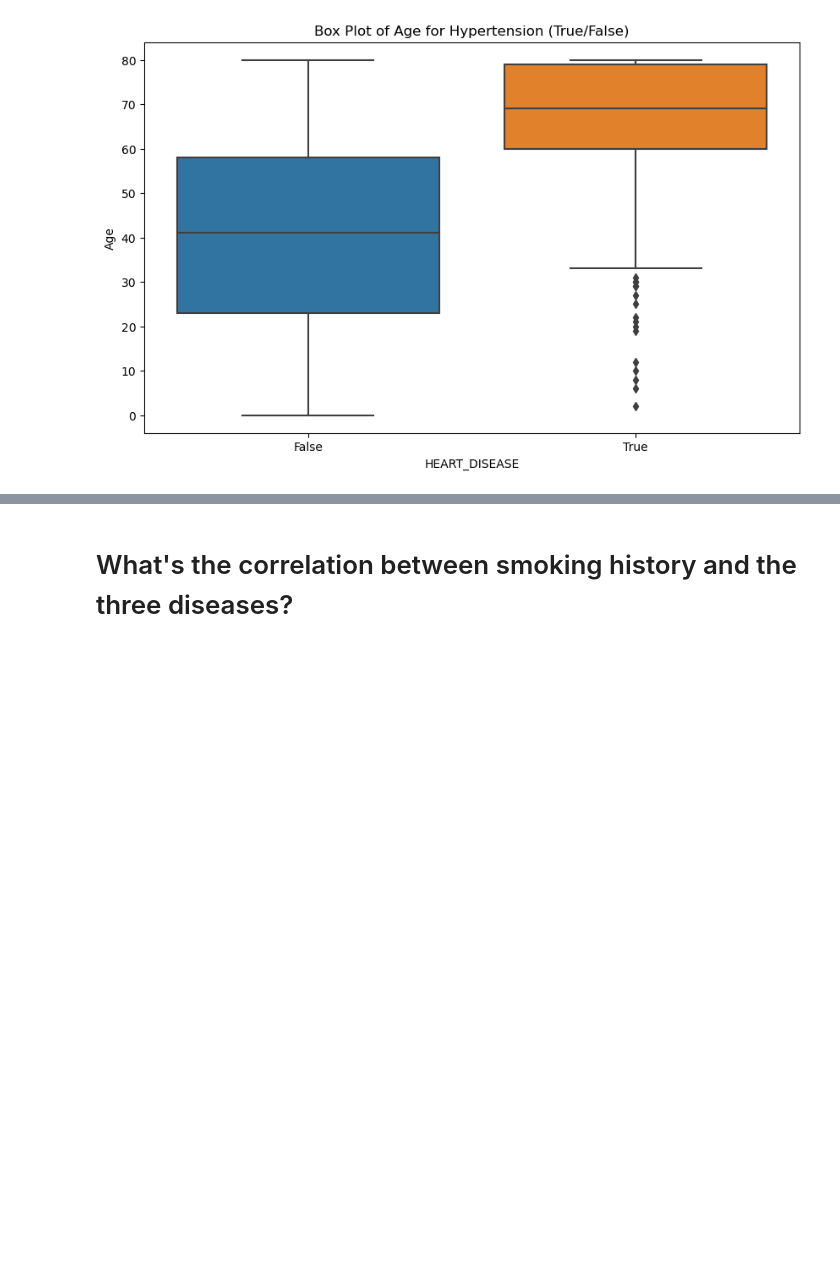
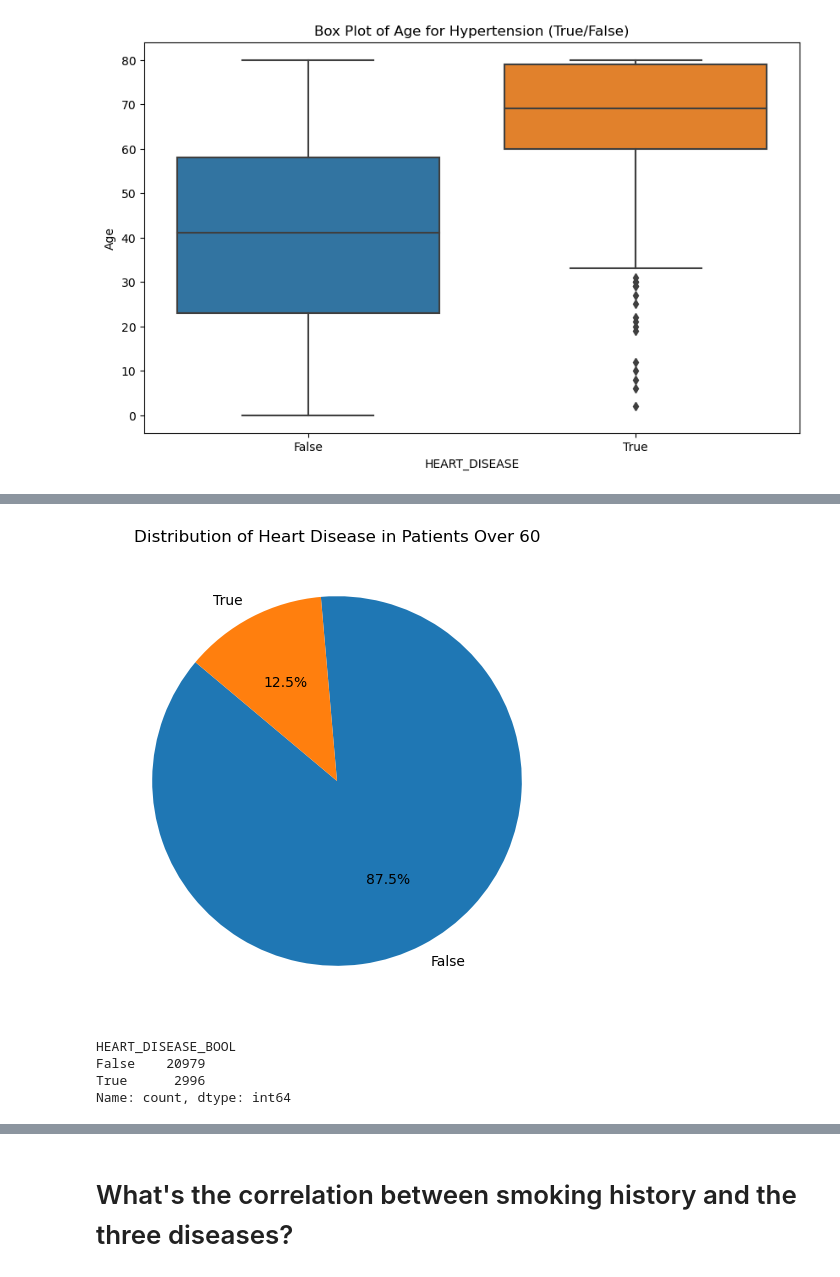
Before and after one commit to ktennant5378/Group-Project-1, a Jupyter notebook: PPP.ipynb, the cells around one changed output, grey strips where cells are left out. Drawn from its saved outputs; the diff is of its cells as text; code cells hidden in the pictures; blank space fills up the shorter version.

Commit message:
- Added census analysis calculating how many people in AZ are both over 60 and suffer one of the 3 diseases

```diff
--- a/PPP.ipynb
+++ b/PPP.ipynb
@@ -104,0 +107,4 @@ plt.show()
+# %%
+# Create dataframe with only patients over 60
+over_60_df = healthcare_dataset_df.loc[healthcare_dataset_df['AGE'] >= 60]
+over_60_df.head()
@@ -104,0 +118,17 @@ plt.show()
+# %%
+# Distribution of heart disease in patients over 60
+heart_disease_over_60 = over_60_df['HEART_DISEASE_BOOL'].value_counts()
+
+# Pie chart
+plt.figure(figsize=(10, 6))
+plt.pie(heart_disease_over_60, labels=heart_disease_over_60.index, autopct='%1.1f%%', startangle=140)
+plt.title('Distribution of Heart Disease in Patients Over 60')
+plt.show()
+
+heart_disease_over_60
+# %% [output]
+[figure, added]
+HEART_DISEASE_BOOL
+False    20979
+True      2996
+Name: count, dtype: int64
```
Also changed, not shown: parts of 13 cells of this notebook.
